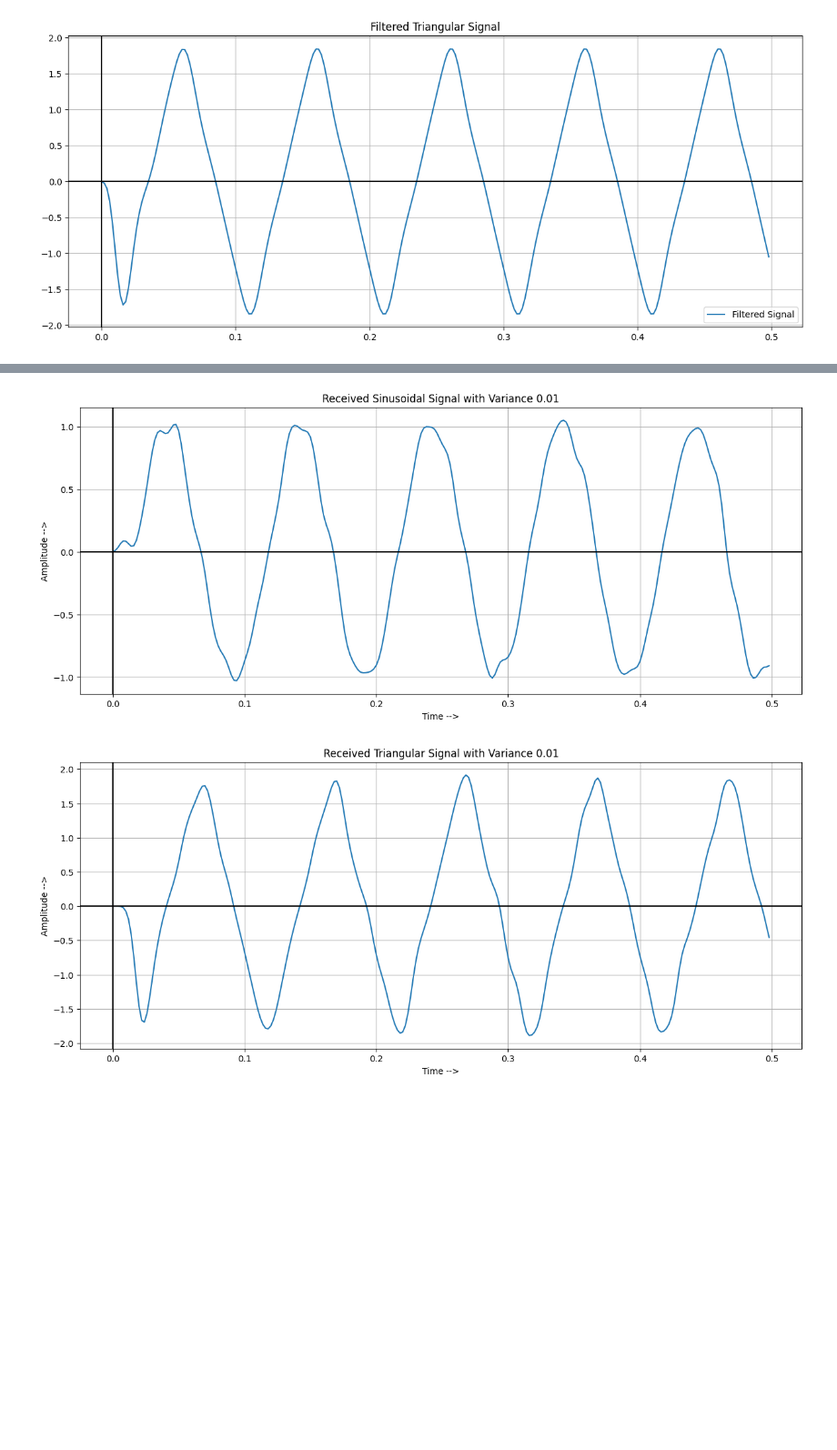
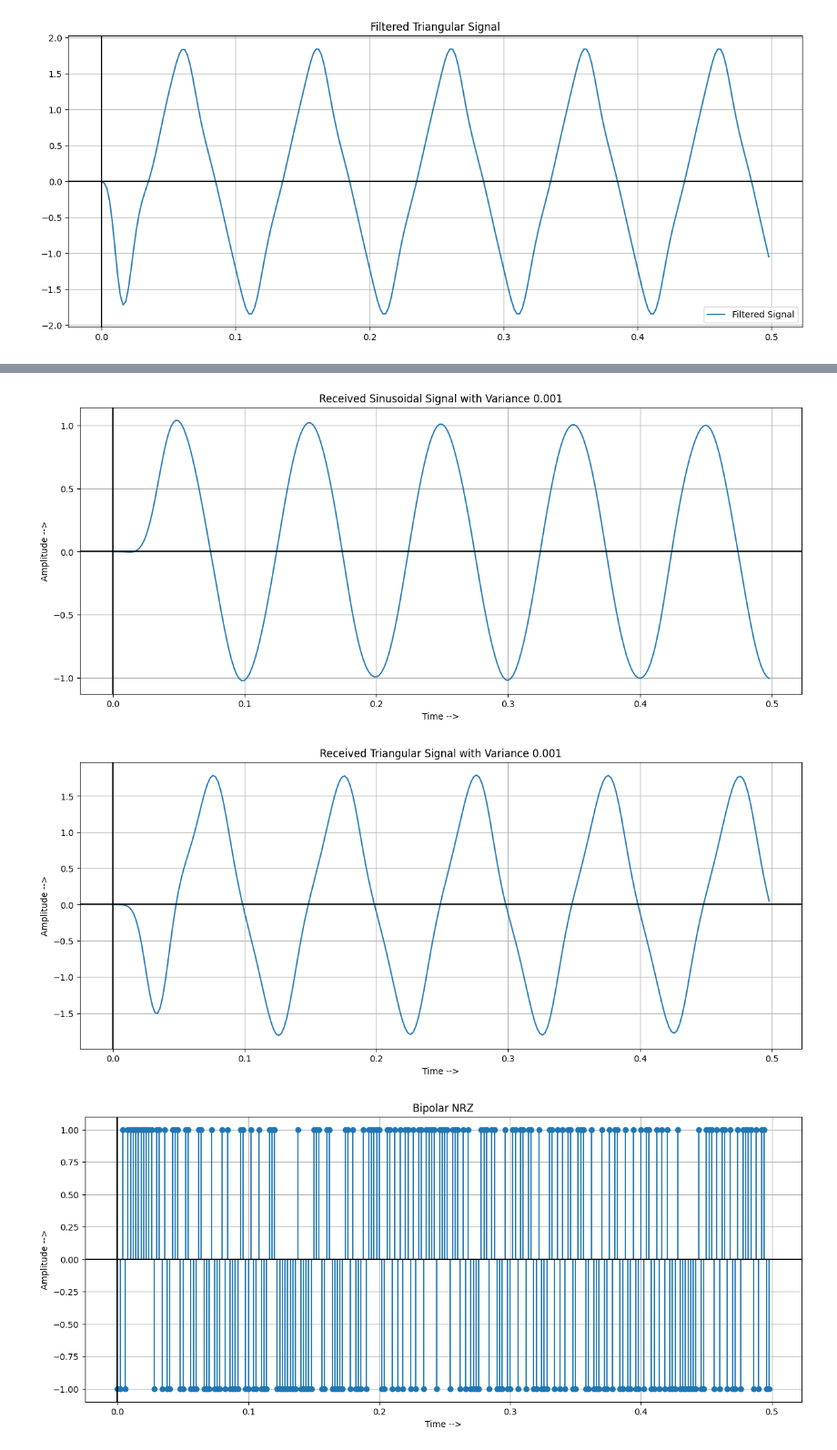
Before and after one commit to ParasKore2003/Digital-Communication-Lab, a Jupyter notebook: Digital Communication/Assignment/Assignment3.ipynb, the cells around one changed output, grey strips where cells are left out. Shown at 91% size. Drawn from its saved outputs; the diff is of its cells as text; code cells hidden in the pictures; blank space fills up the shorter version.

```diff
--- a/Digital Communication/Assignment/Assignment3.ipynb
+++ b/Digital Communication/Assignment/Assignment3.ipynb
@@ -97,0 +95,14 @@ TDM = np.vstack((X_filtered, Xt_filtered, bits))
+# %%
+X_sin_enc = X_filtered * bits
+X_tri_enc = Xt_filtered * bits
+
+TDM = []
+for i in range(len(t)):
+    TDM.append(X_sin_enc[i])
+    TDM.append(X_tri_enc[i])
+    TDM.append(bits[i])
+# %%
+Variance = 0.001
+Rec_sig = []
+noise = list(np.random.normal(0, np.sqrt(Variance), len(TDM)))
+Rec_sig = [TDM[i] + noise[i] for i in range(len(TDM))]
@@ -98,40 +139,44 @@ TDM = np.vstack((X_filtered, Xt_filtered, bits))
+# %%
+x_sin_dec = [x_sin_rec[i] * reg_bits[i] for i in range(len(t))]
+x_tri_dec = [x_tri_rec[i] * reg_bits[i] for i in range(len(t))]
 # %%
-Variance = 0.01
-Rec_sig = []
-noise = np.random.normal(0, np.sqrt(Variance), TDM.shape)
-Rec_sig.append(TDM + noise)
-
-for i , Rec_sig in enumerate((Rec_sig)):
-    X_sin_rec = Rec_sig[0]
-    X_tri_rec = Rec_sig[1]
-
-Fc = 2 * fs        # Cutoff frequency of the Anti-aliasing filter
+Fc =  fs        # Cutoff frequency of the Anti-aliasing filter
 Filter_order = 5   # Order of the filter
 fsam = 7000        # Sampling frequency for the filter
 
 NY_freq = 0.5 * fsam
 normalized_cutoff_freq = Fc / NY_freq #Normalised Frequency
 d, c = signal.butter(Filter_order, normalized_cutoff_freq, btype='low', analog=False)  #Parameters for butter worth filter
-X_fil_sin = signal.lfilter(d, c, X_sin_rec) #Filtered Sinusoidal Signal
-X_fil_tri = signal.lfilter(d, c, X_tri_rec) #Filtered Sinusoidal Signal
+X_fil_sin = signal.lfilter(d, c, x_sin_dec) #Filtered Sinusoidal Signal
+X_fil_tri = signal.lfilter(d, c, x_tri_dec) #Filtered Sinusoidal Signal
 
 plt.figure(figsize=(15,6))
 plt.plot(t,X_fil_sin)
 plt.title(f'Received Sinusoidal Signal with Variance {Variance}')
 plt.xlabel('Time -->')
 plt.ylabel('Amplitude -->')
 plt.axhline( y = 0, color = 'black')
 plt.axvline( x= 0, color = 'black')
 plt.grid(True)
 
 plt.figure(figsize=(15,6))
 plt.plot(t,X_fil_tri)
 plt.title(f'Received Triangular Signal with Variance {Variance}')
 plt.xlabel('Time -->')
 plt.ylabel('Amplitude -->')
 plt.axhline( y = 0, color = 'black')
 plt.axvline( x= 0, color = 'black')
 plt.grid(True)
+
+plt.figure(figsize=(15,6))
+plt.stem(t,reg_bits)
+plt.title('Bipolar NRZ')
+plt.xlabel('Time -->')
+plt.ylabel('Amplitude -->')
+plt.axhline( y = 0, color = 'black')
+plt.axvline( x= 0, color = 'black')
+plt.grid(True)
 # %% [output]
-[figure, old version]
+[figure, new version]
-[figure, old version]
+[figure, new version]
+[figure, added]
```
Also changed, not shown: parts of 4 cells of this notebook.
